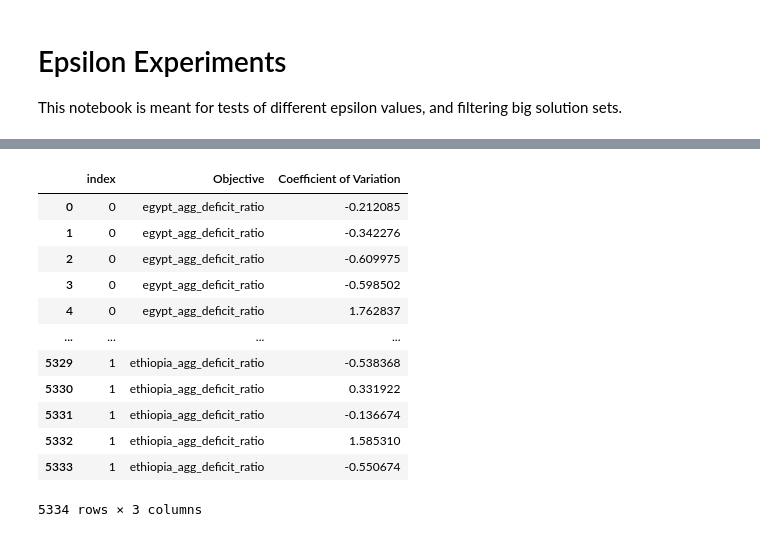
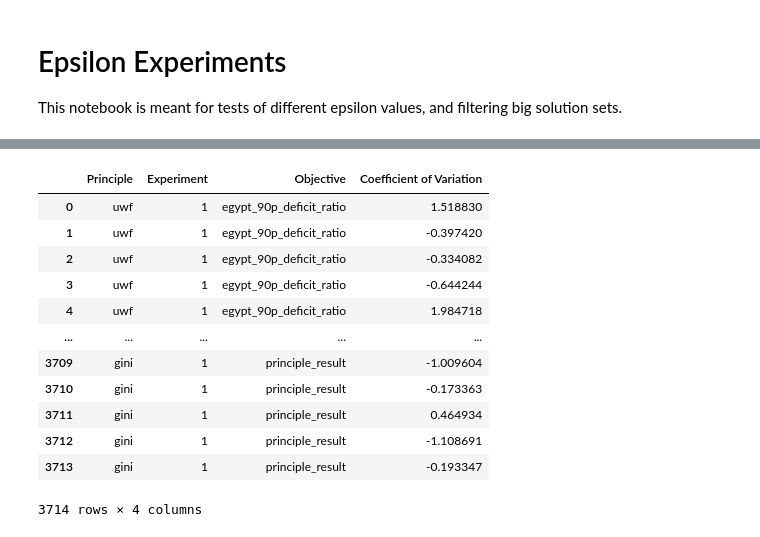
Before and after one commit to MeronZnabei/master-thesis-project, a Jupyter notebook: output_analysis/Epsilons.ipynb, the cells around one changed output, grey strips where cells are left out. Saved outputs shown, nothing was run; the diff lists cells and outputs as text; code cells hidden in the pictures.

```diff
--- a/output_analysis/Epsilons.ipynb
+++ b/output_analysis/Epsilons.ipynb
@@ -7,5 +7,8 @@ import seaborn as sns
 import matplotlib.pyplot as plt
 # %%
 # Define the subfoldername of the experiment of interest
-experiment_names= ["nfe50000_None_1_demand", "nfe50000_None_01_demand"]
+exp_principles = [ "nfe100000_uwf_001_demand",  "nfe100000_pwf_100_demand", "nfe100000_gini_01_demand"]
+# 1:0.1, 2:0.01, 3:0.05, 4:0.05/0.025
+exp_none = ["nfe50000_None_1_demand", "nfe50000_None_01_demand", "nfe50000_None_05_demand", "nfe50000_None_025_demand", "nfe50000_None_001_demand"]
+experiment_names= exp_principles
 # %%
@@ -39,6 +68,7 @@ for name, df_solutions in dfs.items():
 # %%
 # Displaying shape of each dataframe
-for key, df in df_objectives_dict.items():
-    print(f"\nPrinciple: {key}")
-    print(f"Shape: {df.shape}")
+for principle, experiments in df_objectives_dict.items():
+    print(f"\nPrinciple: {principle}")
+    for index, df in experiments.items():
+        print(f"Experiment {index}: Shape - {df.shape}")
 # %% [output]
@@ -92,6 +216,7 @@ for name, df_objectives in df_objectives_dict.items():
 # %%
 # Displaying shape of each dataframe
-for key, df in df_cv_objectives_dict.items():
-    print(f"\nPrinciple: {key}")
-    print(f"Shape: {df.shape}")
+for principle, experiments in df_cv_objectives_dict.items():
+    print(f"\nPrinciple: {principle}")
+    for index, df in experiments.items():
+        print(f"Experiment {index}: Shape - {df.shape}")
 # %% [output]
@@ -138,0 +233,19 @@ df_cv_combined
+# %%
+# Concatenate the CV DataFrames into a single DataFrame for visualization
+dfs_to_concat = []
+non_empty_keys = []
+
+for principle, index in df_cv_objectives_dict.items():
+    if len(index) > 0:  # Check if the dictionary is non-empty
+        concatenated_df = pd.concat(index.values(), keys=index.keys())
+        dfs_to_concat.append(concatenated_df)
+        non_empty_keys.append(principle)
+
+df_cv_combined = pd.concat(dfs_to_concat, keys=non_empty_keys, names=['Principle', 'Experiment', None])
+
+# Reset the index and set 'Principle' and 'Experiment' as separate columns
+df_cv_combined = df_cv_combined.reset_index(level=[0, 1])
+
+# Rename the columns to reflect 'Principle' and 'Experiment'
+df_cv_combined = df_cv_combined.rename(columns={'level_0': 'Principle', 'level_1': 'Experiment'})
+df_cv_combined
@@ -139,18 +266,18 @@ df_cv_combined
 # %%
 # Melt the DataFrame to long format for easier plotting
-melted_df = df_cv_combined.reset_index().melt(id_vars='index', var_name='Objective', value_name='Coefficient of Variation')
+melted_df = df_cv_combined.melt(id_vars=['Principle', 'Experiment'], var_name='Objective', value_name='Coefficient of Variation')
 melted_df
 # %% [output]
-|  | index | Objective | Coefficient of Variation |
-| 0 | 0 | egypt_agg_deficit_ratio | -0.212085 |
-| 1 | 0 | egypt_agg_deficit_ratio | -0.342276 |
-| 2 | 0 | egypt_agg_deficit_ratio | -0.609975 |
-| 3 | 0 | egypt_agg_deficit_ratio | -0.598502 |
-| 4 | 0 | egypt_agg_deficit_ratio | 1.762837 |
-| ... | ... | ... | ... |
-| 5329 | 1 | ethiopia_agg_deficit_ratio | -0.538368 |
-| 5330 | 1 | ethiopia_agg_deficit_ratio | 0.331922 |
-| 5331 | 1 | ethiopia_agg_deficit_ratio | -0.136674 |
-| 5332 | 1 | ethiopia_agg_deficit_ratio | 1.585310 |
-| 5333 | 1 | ethiopia_agg_deficit_ratio | -0.550674 |
+|  | Principle | Experiment | Objective | Coefficient of Variation |
+| 0 | uwf | 1 | egypt_90p_deficit_ratio | 1.518830 |
+| 1 | uwf | 1 | egypt_90p_deficit_ratio | -0.397420 |
+| 2 | uwf | 1 | egypt_90p_deficit_ratio | -0.334082 |
+| 3 | uwf | 1 | egypt_90p_deficit_ratio | -0.644244 |
+| 4 | uwf | 1 | egypt_90p_deficit_ratio | 1.984718 |
+| ... | ... | ... | ... | ... |
+| 3709 | gini | 1 | principle_result | -1.009604 |
+| 3710 | gini | 1 | principle_result | -0.173363 |
+| 3711 | gini | 1 | principle_result | 0.464934 |
+| 3712 | gini | 1 | principle_result | -1.108691 |
+| 3713 | gini | 1 | principle_result | -0.193347 |
-5334 rows × 3 columns
+3714 rows × 4 columns
```
Also changed, not shown: parts of 15 cells of this notebook, 6 other files.
